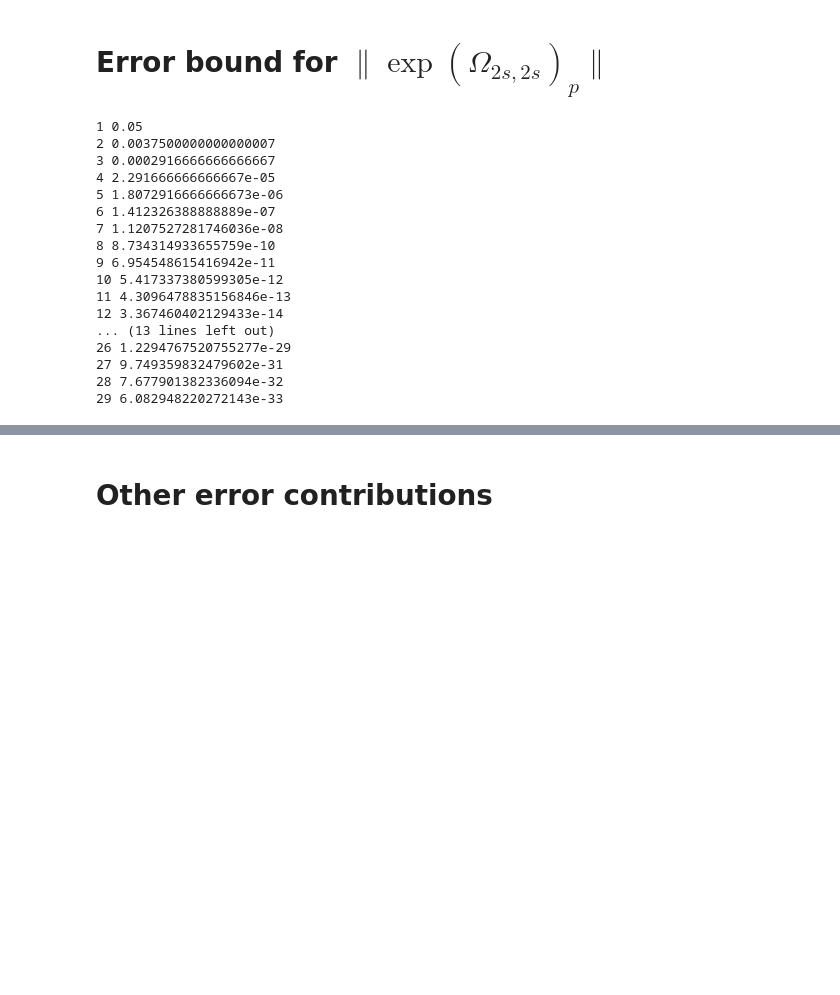
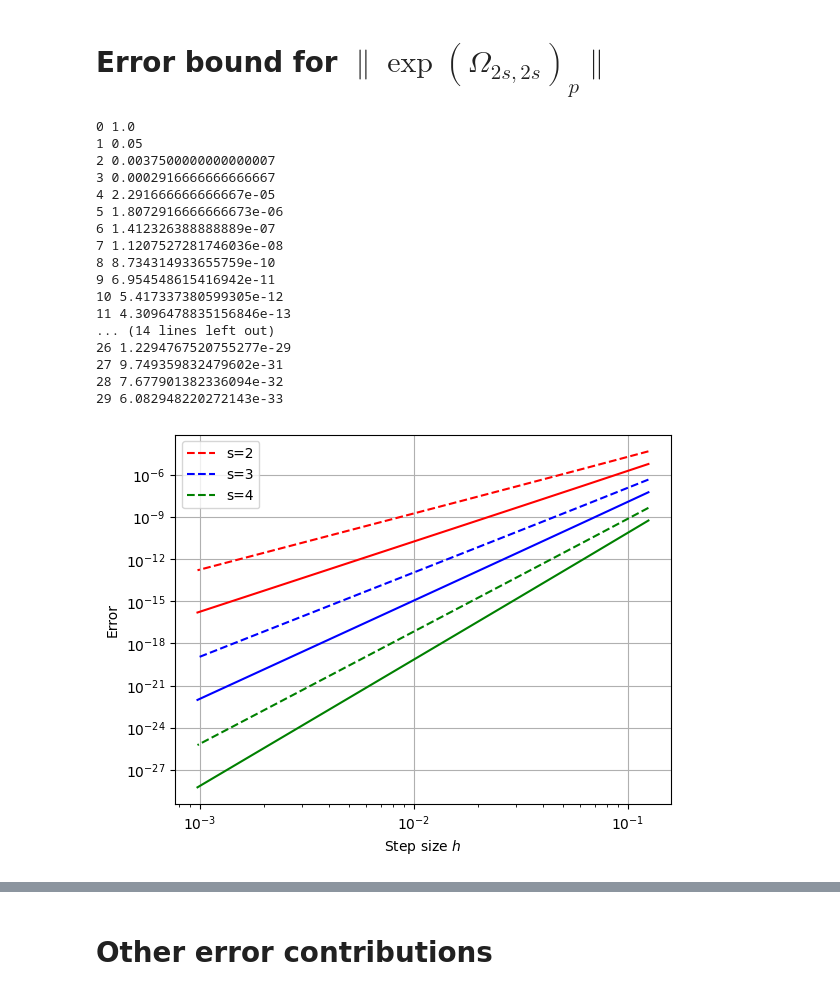
Before and after one commit to XanaduAI/CFQMagnus, a Jupyter notebook: largest_error_bounds.ipynb, the cells around one changed output, grey strips where cells are left out. Saved outputs shown, nothing was run; the diff lists cells and outputs as text; code cells hidden in the pictures; blank space fills up the shorter version.

```diff
--- a/largest_error_bounds.ipynb
+++ b/largest_error_bounds.ipynb
@@ -12,0 +77,7 @@ from tqdm import tqdm
+# %%
+cs[(4,11)] = [list(generate_x(4, np.array(y))) for y in cs_y[(4,11)]]
+
+cs_y[(2,2)] = [list(generate_y(2, np.array(x))) for x in cs[(2,2)]]
+cs_y[(2,3)] = [list(generate_y(2, np.array(x))) for x in cs[(2,3)]]
+cs_y[(3,5)] = [list(generate_y(3, np.array(x))) for x in cs[(3,5)]]
+cs_y[(3,6)] = [list(generate_y(3, np.array(x))) for x in cs[(3,6)]]
@@ -351,7 +420,7 @@ def partition_to_list(part):
         l += [k]*v
     return l
 # %%
-def efficient_bound(h, p, s, maxc):
+def efficient_bound(h, p, maxc):
     r"""
     Computes a bound for the error of the Magnus expansion of order p.
 
@@ -390,14 +459,17 @@ def efficient_bound(h, p, s, maxc):
 
         bound += num_combs_large/factorial[large_comb_size] * product
 
+    assert(bound/2**(p) <= 1)
+
     return bound * (h/2)**p
 
 h = 1/10
 s = 2
 maxc = 1
-for p in range(1, 30):
-    print(p, efficient_bound(h, p, s, maxc))
+for p in range(0, 30):
+    print(p, efficient_bound(h, p, maxc))
 # %% [output]
+0 1.0
 1 0.05
 2 0.0037500000000000007
 3 0.0002916666666666667
@@ -409,8 +481,7 @@ for p in range(1, 30):
 9 6.954548615416942e-11
 10 5.417337380599305e-12
 11 4.3096478835156846e-13
-12 3.367460402129433e-14
-... (13 lines left out)
+... (14 lines left out)
 26 1.2294767520755277e-29
 27 9.749359832479602e-31
 28 7.677901382336094e-32
@@ -418,7 +489,7 @@ for p in range(1, 30):
 # %%
 # Compute the accumulated bound for different values of h and s
 hs = [1/(2) * 1/2**i for i in range(1,10)]
-maxp = 50
+maxp = 20
 m = 2
 
 for (s, color) in zip([2, 3, 4], ['r', 'b', 'g']):
@@ -429,31 +500,33 @@ for (s, color) in zip([2, 3, 4], ['r', 'b', 'g']):
         if h <= 1/(4*m):
             plot_hs.append(h)
         else:
             continue
 
         bound = []
         for p in range(0, maxp+1):
-            bound.append(efficient_bound(h, p, s, 1))
+            bound.append(efficient_bound(h, p, 1))
 
         acc_bound = {}
         acc_bound[2*s] = 0
         for i in range(2*s+1, len(bound)):
             acc_bound[i] = acc_bound[i-1] + bound[i]
         error.append(acc_bound[maxp])
         step_error.append(acc_bound[maxp]/h)
 
     plt.plot(plot_hs, error, color = color, label = f's={s}')
     # Discontinous plot for the step error
     plt.plot(plot_hs, step_error, color = color, linestyle='dashed', label = f's={s}')
 
 handles, labels = plt.gca().get_legend_handles_labels()
 by_label = dict(zip(labels, handles))
 plt.legend(by_label.values(), by_label.keys())
 
 plt.yscale('log')
 plt.xscale('log')
 plt.ylabel('Error')
 plt.xlabel(r'Step size $h$')
 plt.grid()
 plt.savefig(f'error_bounds_exp_taylor.pdf')
 plt.show()
+# %% [output]
+[figure, added]
```
Also changed, not shown: parts of 21 cells of this notebook.
